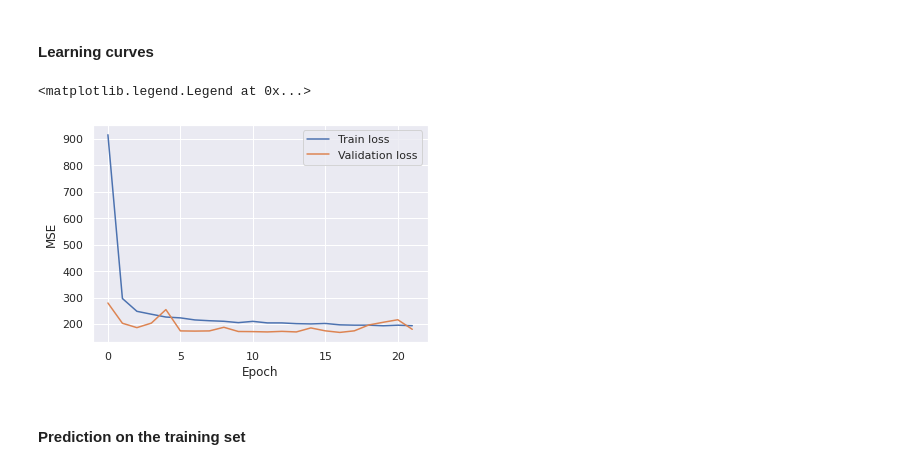
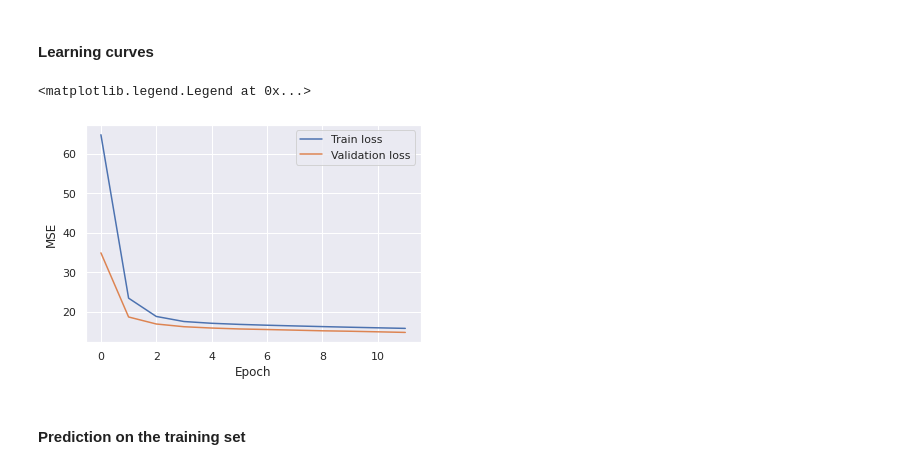
Before and after one commit to lucianolorenti/ceruleo, a Jupyter notebook: docs/examples/ExampleAircraftEngine.ipynb, the cells around one changed output. Drawn from its saved outputs; the diff is of its cells as text; code cells hidden in the pictures.

```diff
--- a/docs/examples/ExampleAircraftEngine.ipynb
+++ b/docs/examples/ExampleAircraftEngine.ipynb
@@ -233,3 +218,24 @@ NameError: name 'WindowedDatasetIterator' is not defined
+# %%
+from ceruleo.iterators.iterators import WindowedDatasetIterator
+from ceruleo.iterators.shufflers import NotShuffled
+from sklearn.model_selection import train_test_split
+
+train_transformed_ds, val_transformed_ds = train_test_split(transformed_ds, train_size=0.85)
+
+window = 7
+train_iterator = WindowedDatasetIterator(
+    train_transformed_ds,
+    window,
+    step=1,
+    horizon=1,
+    shuffler=NotShuffled())
+
+val_iterator = WindowedDatasetIterator(
+    val_transformed_ds,
+    window,
+    step=1,
+    horizon=1,
+    shuffler=NotShuffled())
 # %% [markdown]
 Since we are using the functional_transformer that only has 14 feature and a window size of 7 samples. The output of one element of the iterator wil be a matrix ox size (7 x14)
 # %%
@@ -349,0 +256,11 @@ model = FCN.load('FC_example')
+# %%
+import tensorflow as tf
+
+
+inputs = tf.keras.Input(shape=iterator.shape)
+x = tf.keras.layers.Flatten()(inputs)
+x = tf.keras.layers.Dense(32, activation=tf.nn.relu)(x)
+outputs = tf.keras.layers.Dense(1, activation=tf.nn.relu)(x)
+model = tf.keras.Model(inputs=inputs, outputs=outputs)
+model.compile(loss='mae')
+model.summary()
@@ -349,0 +297,6 @@ model = FCN.load('FC_example')
+# %%
+from ceruleo.models.keras.dataset import tf_regression_dataset
+
+tf_train_data = tf_regression_dataset(train_iterator).batch(64)
+tf_val_data = tf_regression_dataset(val_iterator).batch(64)
+history = model.fit(tf_train_data, validation_data=tf_val_data, epochs=12)
@@ -351,14 +325,14 @@ model = FCN.load('FC_example')
 #### Learning curves
 # %%
 fig, ax = plt.subplots()
-ax.plot(r['loss'], label='Train loss')
-ax.plot(r['val_loss'], label='Validation loss')
+ax.plot(history.history['loss'], label='Train loss')
+ax.plot(history.history['val_loss'], label='Validation loss')
 ax.set_xlabel('Epoch')
 ax.set_ylabel('MSE')
 ax.legend()
 # %% [output]
 <matplotlib.legend.Legend at 0x...>
-[figure, old version]
+[figure, new version]
 # %% [markdown]
 #### Prediction on the training set
 # %%
```
Also changed, not shown: parts of 24 cells of this notebook, 14 other files.
